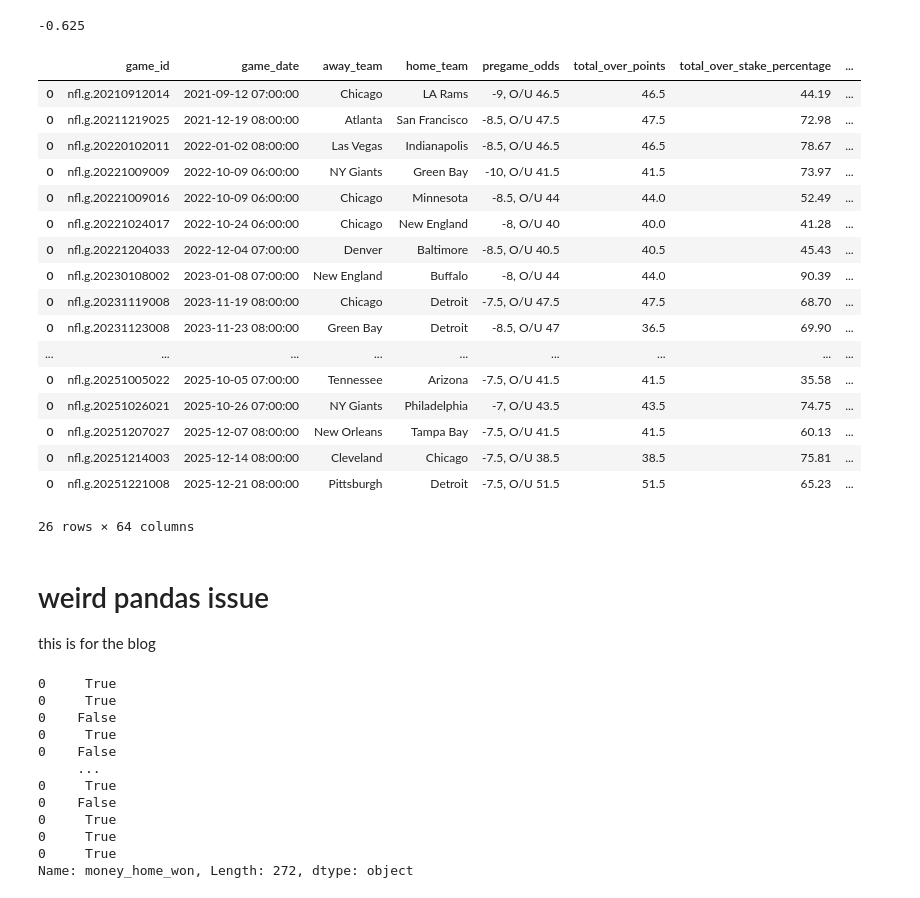
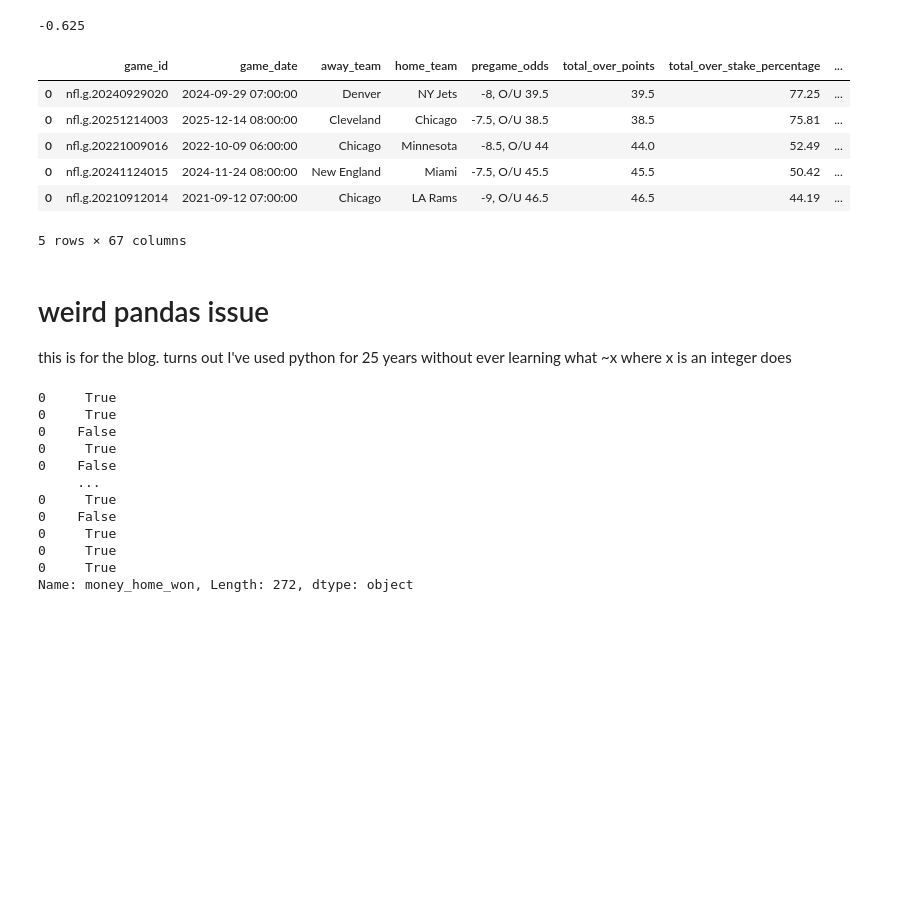
Before and after one commit to csdurfee/scrape_yahoo_odds, a Jupyter notebook: explore_football.ipynb, the cells around one changed output. Cells and saved outputs as stored; diff of their text form; code cells hidden in the pictures; blank space fills up the shorter version.

```diff
--- a/explore_football.ipynb
+++ b/explore_football.ipynb
@@ -1617,0 +1508,7 @@ Name: count, dtype: int64
+# %%
+df_all['total_popular'] = 'UNDER'
+df_all.loc[df_all.total_over_wager_percentage >= 50, 'total_popular'] = 'OVER'
+
+df_all['total_popular_won'] = False
+df_all.loc[(df_all.total_popular == 'OVER') & (df_all.total_over_won), 'total_popular_won'] = True
+df_all.loc[(df_all.total_popular == 'UNDER') & (df_all.total_under_won), 'total_popular_won'] = True
@@ -2221,29 +2198,18 @@ len(huge_away_dogs[~huge_away_dogs.money_away_won]) * 100
 -0.625
 # %%
 ### rando debugging/sanity checking
-df_money[df_money.money_home_odds == -400]
+df_money[df_money.money_home_odds == -400].sample(5)
 # %% [output]
 |  | game_id | game_date | away_team | home_team | pregame_odds | total_over_points | total_over_stake_percentage | ... |
+| 0 | nfl.g.20240929020 | 2024-09-29 07:00:00 | Denver | NY Jets | -8, O/U 39.5 | 39.5 | 77.25 | ... |
+| 0 | nfl.g.20251214003 | 2025-12-14 08:00:00 | Cleveland | Chicago | -7.5, O/U 38.5 | 38.5 | 75.81 | ... |
+| 0 | nfl.g.20221009016 | 2022-10-09 06:00:00 | Chicago | Minnesota | -8.5, O/U 44 | 44.0 | 52.49 | ... |
+| 0 | nfl.g.20241124015 | 2024-11-24 08:00:00 | New England | Miami | -7.5, O/U 45.5 | 45.5 | 50.42 | ... |
 | 0 | nfl.g.20210912014 | 2021-09-12 07:00:00 | Chicago | LA Rams | -9, O/U 46.5 | 46.5 | 44.19 | ... |
-| 0 | nfl.g.20211219025 | 2021-12-19 08:00:00 | Atlanta | San Francisco | -8.5, O/U 47.5 | 47.5 | 72.98 | ... |
-| 0 | nfl.g.20220102011 | 2022-01-02 08:00:00 | Las Vegas | Indianapolis | -8.5, O/U 46.5 | 46.5 | 78.67 | ... |
-| 0 | nfl.g.20221009009 | 2022-10-09 06:00:00 | NY Giants | Green Bay | -10, O/U 41.5 | 41.5 | 73.97 | ... |
-| 0 | nfl.g.20221009016 | 2022-10-09 06:00:00 | Chicago | Minnesota | -8.5, O/U 44 | 44.0 | 52.49 | ... |
-| 0 | nfl.g.20221024017 | 2022-10-24 06:00:00 | Chicago | New England | -8, O/U 40 | 40.0 | 41.28 | ... |
-| 0 | nfl.g.20221204033 | 2022-12-04 07:00:00 | Denver | Baltimore | -8.5, O/U 40.5 | 40.5 | 45.43 | ... |
-| 0 | nfl.g.20230108002 | 2023-01-08 07:00:00 | New England | Buffalo | -8, O/U 44 | 44.0 | 90.39 | ... |
-| 0 | nfl.g.20231119008 | 2023-11-19 08:00:00 | Chicago | Detroit | -7.5, O/U 47.5 | 47.5 | 68.70 | ... |
-| 0 | nfl.g.20231123008 | 2023-11-23 08:00:00 | Green Bay | Detroit | -8.5, O/U 47 | 36.5 | 69.90 | ... |
-| ... | ... | ... | ... | ... | ... | ... | ... | ... |
-| 0 | nfl.g.20251005022 | 2025-10-05 07:00:00 | Tennessee | Arizona | -7.5, O/U 41.5 | 41.5 | 35.58 | ... |
-| 0 | nfl.g.20251026021 | 2025-10-26 07:00:00 | NY Giants | Philadelphia | -7, O/U 43.5 | 43.5 | 74.75 | ... |
-| 0 | nfl.g.20251207027 | 2025-12-07 08:00:00 | New Orleans | Tampa Bay | -7.5, O/U 41.5 | 41.5 | 60.13 | ... |
-| 0 | nfl.g.20251214003 | 2025-12-14 08:00:00 | Cleveland | Chicago | -7.5, O/U 38.5 | 38.5 | 75.81 | ... |
-| 0 | nfl.g.20251221008 | 2025-12-21 08:00:00 | Pittsburgh | Detroit | -7.5, O/U 51.5 | 51.5 | 65.23 | ... |
-26 rows × 64 columns
+5 rows × 67 columns
 # %% [markdown]
 # weird pandas issue
-this is for the blog
+this is for the blog. turns out I've used python for 25 years without ever learning what ~x where x is an integer does
 # %%
 df.money_home_won
 # %% [output]
```
Also changed, not shown: parts of 145 cells of this notebook.
